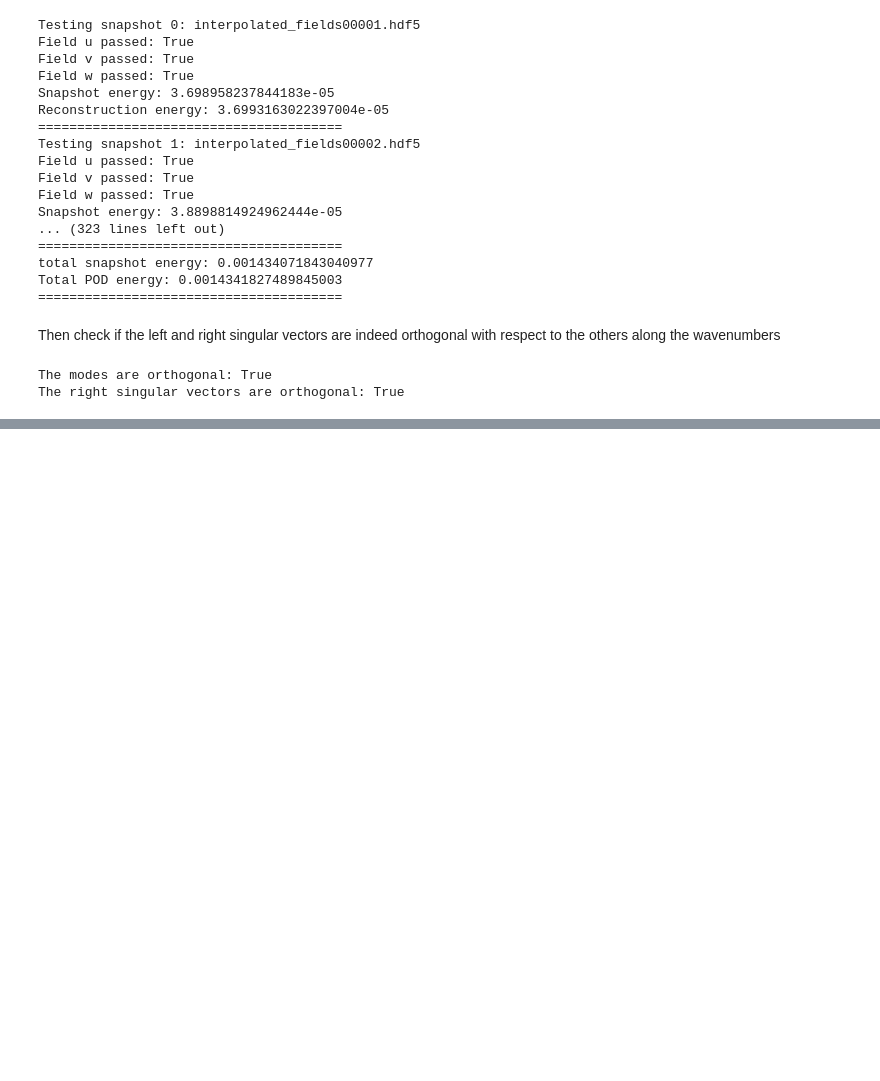
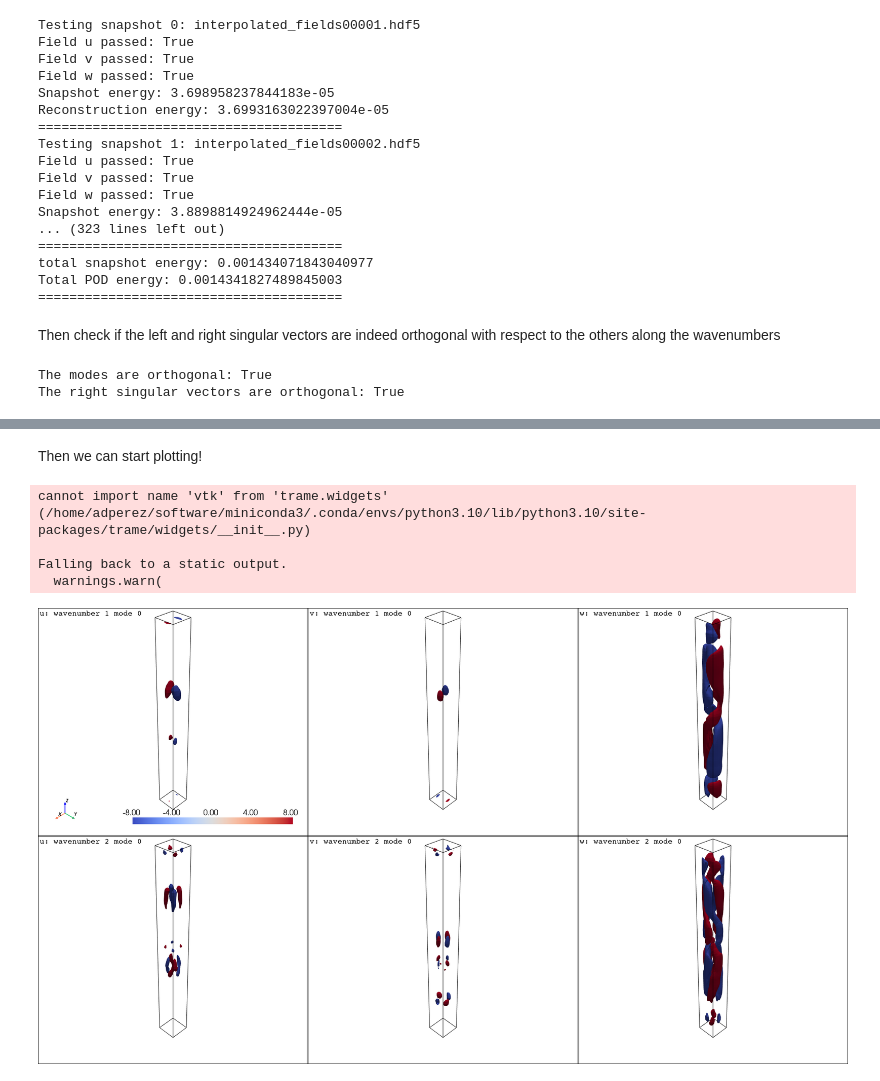
Before and after one commit to nchristensen/pySEMTools, a Jupyter notebook: examples/5-reduced_order_modelling/5-POD_fft_from_pointclouds.ipynb, the cells around one changed output, grey strips where cells are left out. Drawn from its saved outputs; the diff is of its cells as text; code cells hidden in the pictures; blank space fills up the shorter version.

Commit message:
added plotting options

```diff
--- a/examples/5-reduced_order_modelling/5-POD_fft_from_pointclouds.ipynb
+++ b/examples/5-reduced_order_modelling/5-POD_fft_from_pointclouds.ipynb
@@ -262,0 +271,57 @@ The right singular vectors are orthogonal: True
+# %%
+phys = physical_space(pod, ioh, wavenumbers=[k for k in range(0, number_of_frequencies)], modes=[i for i in range(0, k)], field_shape=_3d_bm_shape, fft_axis=fft_axis, field_names=pod_fields, N_samples=N_samples, snapshots=[i for i in range(0, len(file_sequence))])
+phys_modes = physical_space(pod, ioh, wavenumbers=[k for k in range(0, number_of_frequencies)], modes=[i for i in range(0, k)], field_shape=_3d_bm_shape, fft_axis=fft_axis, field_names=pod_fields, N_samples=N_samples)
+# %% [markdown]
+Then we can start plotting!
+# %%
+import pyvista as pv
+
+# Input parameters
+kappa = 1
+mode = 0
+fields = ["u","v","w"]
+isosurfaces = np.array([-8, 8])
+
+# Create a structured mesh
+mesh_1 = pv.StructuredGrid(x, y, z)
+mesh_2 = pv.StructuredGrid(x, y, z)
+
+# Add the field to the mesh
+for field in fields:
+    values = phys_modes[kappa][mode][field]
+    mesh_1.point_data[field] = values.ravel(order='F')
+    values2 = phys_modes[kappa+1][mode][field]
+    mesh_2.point_data[field] = values2.ravel(order='F')
+
+# Plot
+pl = pv.Plotter(shape=(2, 3), window_size=[1920,1080]) # Size in pixels
+pl.add_axes()
+for i, field in enumerate(fields):
+
+    # Plot first row
+    pl.subplot(0, i)
+    # Obtain the isosurfaces
+    isos = mesh_1.contour(scalars = field, isosurfaces = isosurfaces)
+    pl.add_mesh(mesh_1.outline(), color="k")
+    pl.add_mesh(isos, opacity=1, cmap="coolwarm", scalar_bar_args={'title': f""})
+
+    # Change the settings a bit
+    pl.add_text(f"{field}: wavenumber {kappa} mode {mode}", font = "courier", font_size=10, position="upper_left")
+
+    # Plot second row
+    pl.subplot(1, i)
+    # Obtain the isosurfaces
+    isos = mesh_2.contour(scalars = field, isosurfaces = isosurfaces)
+    pl.add_mesh(mesh_2.outline(), color="k")
+    pl.add_mesh(isos, opacity=1, cmap="coolwarm", scalar_bar_args={'title': f""})
+
+    # Change the settings a bit
+    pl.add_text(f"{field}: wavenumber {kappa+1} mode {mode}", font = "courier", font_size=10, position="upper_left")
+
+pl.show()
+# %% [output]
+cannot import name 'vtk' from 'trame.widgets' (/home/adperez/software/miniconda3/.conda/envs/python3.10/lib/python3.10/site-packages/trame/widgets/__init__.py)
+
+Falling back to a static output.
+  warnings.warn(
+[figure, added]
```
Also changed, not shown: parts of 2 cells of this notebook.
